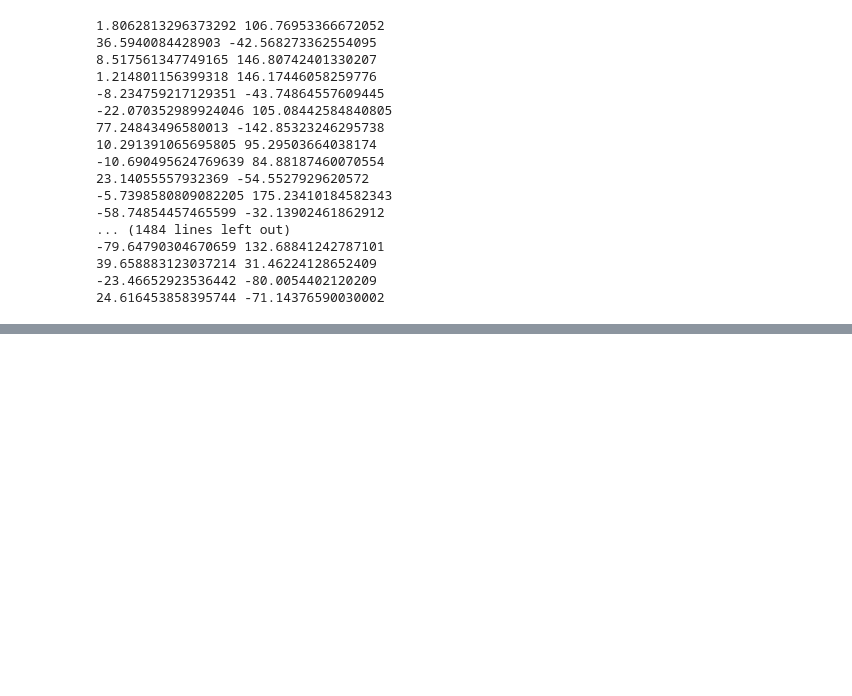
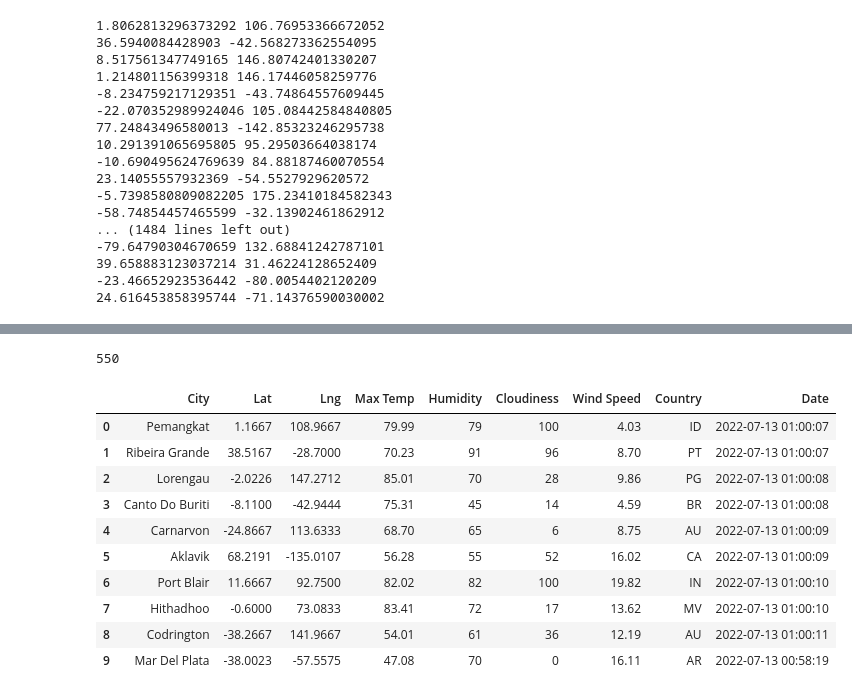
Before and after one commit to Lucky777b/World_Weather_Analysis, a Jupyter notebook: WeatherPy.ipynb, the cells around one changed output, grey strips where cells are left out. Drawn from its saved outputs; the diff is of its cells as text; code cells hidden in the pictures; blank space fills up the shorter version.

Commit message:
Modifying .gitignore and adding WeatherPy file.

```diff
--- a/WeatherPy.ipynb
+++ b/WeatherPy.ipynb
@@ -55,0 +62,4 @@ len(cities)
+# %%
+# Starting URL for Weather Map API Call.
+# don't print url b/c will contain personal API number to openweather account
+url = "http://api.openweathermap.org/data/2.5/weather?units=Imperial&APPID=" + weather_api_key
@@ -55,0 +149,20 @@ len(cities)
+# %%
+len(city_data)
+# %% [output]
+550
+# %%
+# Convert the array of dictionaries to a Pandas DataFrame.
+city_data_df = pd.DataFrame(city_data)
+city_data_df.head(10)
+# %% [output]
+|  | City | Lat | Lng | Max Temp | Humidity | Cloudiness | Wind Speed | Country | Date |
+| 0 | Pemangkat | 1.1667 | 108.9667 | 79.99 | 79 | 100 | 4.03 | ID | 2022-07-13 01:00:07 |
+| 1 | Ribeira Grande | 38.5167 | -28.7000 | 70.23 | 91 | 96 | 8.70 | PT | 2022-07-13 01:00:07 |
+| 2 | Lorengau | -2.0226 | 147.2712 | 85.01 | 70 | 28 | 9.86 | PG | 2022-07-13 01:00:08 |
+| 3 | Canto Do Buriti | -8.1100 | -42.9444 | 75.31 | 45 | 14 | 4.59 | BR | 2022-07-13 01:00:08 |
+| 4 | Carnarvon | -24.8667 | 113.6333 | 68.70 | 65 | 6 | 8.75 | AU | 2022-07-13 01:00:09 |
+| 5 | Aklavik | 68.2191 | -135.0107 | 56.28 | 55 | 52 | 16.02 | CA | 2022-07-13 01:00:09 |
+| 6 | Port Blair | 11.6667 | 92.7500 | 82.02 | 82 | 100 | 19.82 | IN | 2022-07-13 01:00:10 |
+| 7 | Hithadhoo | -0.6000 | 73.0833 | 83.41 | 72 | 17 | 13.62 | MV | 2022-07-13 01:00:10 |
+| 8 | Codrington | -38.2667 | 141.9667 | 54.01 | 61 | 36 | 12.19 | AU | 2022-07-13 01:00:11 |
+| 9 | Mar Del Plata | -38.0023 | -57.5575 | 47.08 | 70 | 0 | 16.11 | AR | 2022-07-13 00:58:19 |
```
Also changed, not shown: parts of 8 cells of this notebook, 1 other file.
